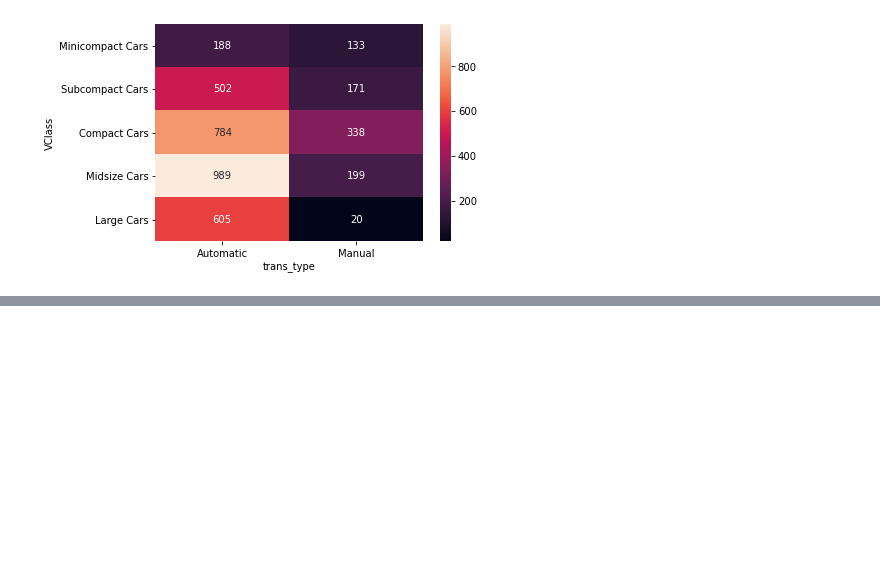
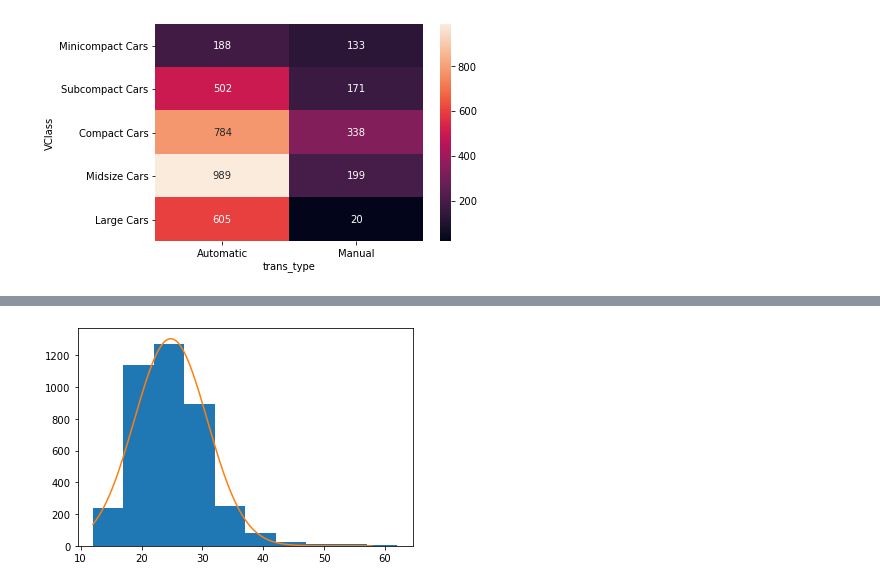
Before and after one commit to jackycwwang/data_visualization, a Jupyter notebook: 3. bivariate_exploration_of_data.ipynb, the cells around one changed output, grey strips where cells are left out. Drawn from its saved outputs; the diff is of its cells as text; code cells hidden in the pictures; blank space fills up the shorter version.

```diff
--- a/3. bivariate_exploration_of_data.ipynb
+++ b/3. bivariate_exploration_of_data.ipynb
@@ -838,0 +861,19 @@ g.add_legend();
+# %%
+# create a histogram of the data
+bin_size = 5
+bin_edges = np.arange(12, 57.79+bin_size, bin_size)
+plt.hist(data=fuel_econ, x='comb', bins = bin_edges);
+
+# overlay a theoretical normal distribution on top
+samp_mean = fuel_econ['comb'].mean()
+samp_sd = fuel_econ['comb'].std()
+
+from scipy.stats import norm
+x = np.linspace(12, 57.79, 200)
+y = norm.pdf(x, samp_mean, samp_sd) # normal distribution heights
+# print(y) # y value is very small
+# print(y[0] * fuel_econ.shape[0] * bin_size)
+y *= fuel_econ.shape[0] * bin_size # scale the distribution height
+plt.plot(x, y);
+# %% [output]
+[figure, added]
```
Also changed, not shown: parts of 107 cells of this notebook.
